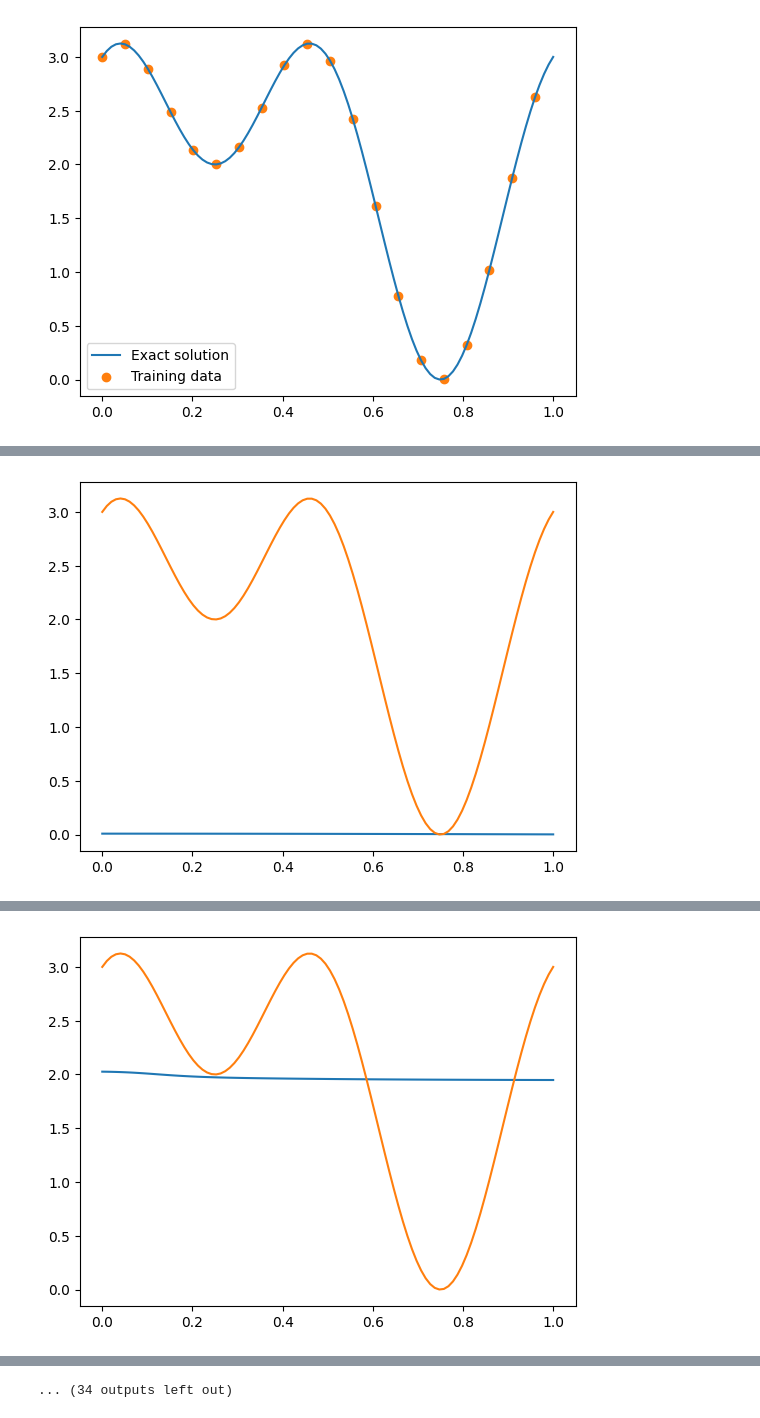
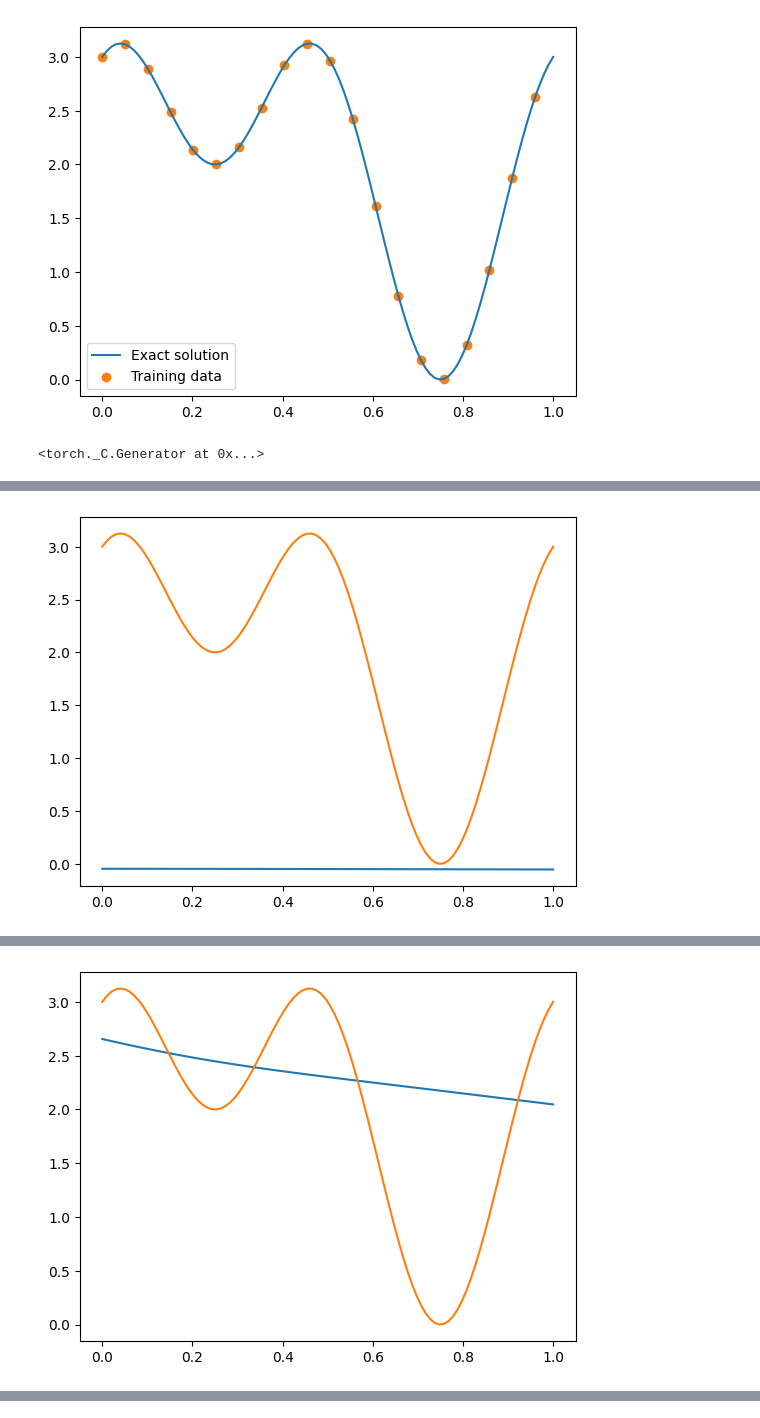
Before and after one commit to smorsty/PINN_thermal_conductivity_problem, a Jupyter notebook: working_version.ipynb, the cells around one changed output, grey strips where cells are left out. Saved outputs shown, nothing was run; the diff lists cells and outputs as text; code cells hidden in the pictures.

```diff
--- a/working_version.ipynb
+++ b/working_version.ipynb
@@ -43,6 +43,16 @@ plt.legend()
 plt.show()
 # %% [output]
 [figure]
+# %%
+x_physics = torch.rand(N).view(-1, 1).requires_grad_(True)
+time_physics = 0.05 * torch.rand(N).view(-1, 1).requires_grad_(True)
+
+points_for_pinn_model = torch.stack((time_physics, x_physics), -1)
+boundary_condition_points = torch.stack((torch.zeros(N), x_physics[:,0]), -1).unsqueeze(0)
+
+torch.manual_seed(123)
+# %% [output]
+<torch._C.Generator at 0x...>
 # %%
 #define the class PINN
 class PINN(nn.Module):
@@ -87,27 +91,23 @@ boundary_condition_points = torch.stack((torch.zeros(N), x_physics[:,0]), -1).un
 # %%
-torch.manual_seed(123)
-
 pinn_model = PINN()
 # optimizer = torch.optim.SGD(pinn_model.parameters(), lr=0.001)
-optimizer = torch.optim.Adam(pinn_model.parameters(), lr = 0.01)
+optimizer = torch.optim.Adam(pinn_model.parameters(), lr = 0.001)
 # scheduler = torch.optim.lr_scheduler.StepLR(optimizer, step_size = 5000, gamma=0.5)
 scheduler = torch.optim.lr_scheduler.ReduceLROnPlateau(optimizer, mode="min", factor = 0.7)
 # %%
-epochs = 21001
+epochs = 20000
 
-# loss_values = [0] * 210
-# prev_epoch = 0
 
 for cur_epoch in range(epochs):
     optimizer.zero_grad()
 
-    boundary_condition_temp = pinn_model(boundary_condition_points)
+    boundary_condition_temp = pinn_model.forward(boundary_condition_points)
 
     # compute the "data loss"
     loss1 = torch.mean((thermal_conductivity_equation(time_physics, x_physics) - boundary_condition_temp)**2)
     loss2 = torch.mean((thermal_conductivity_equation(torch.zeros_like(x_physics), x_physics) - boundary_condition_temp)**2)
 
-    network_temp = pinn_model(points_for_pinn_model)
+    network_temp = pinn_model.forward(points_for_pinn_model)
 
     dt = torch.autograd.grad(network_temp, time_physics, torch.ones_like(network_temp), create_graph=True)[0]
 
@@ -129,37 +129,10 @@ for cur_epoch in range(epochs):
 #     optimizer.param_groups[0]['lr'] = max(0.0001, optimizer.param_groups[0]['lr'])
 
 
-    """
-    attempts to create our own scheduler
-    """
-#     if loss < 0.45:
-#         if cur_epoch % 100 == 0:
-#             loss_values[prev_epoch] = loss
-
-#             if prev_epoch > 0 and abs(loss_values[prev_epoch] - loss_values[prev_epoch - 1]) < 0.01:
-#                 optimizer.param_groups[0]['lr'] = 0.005
-
-#             prev_epoch += 1
-
-
-#     if loss < 0.43 and steps < 7:
-#         optimizer.param_groups[0]['lr'] -= 0.001
-#         steps += 1
-#         print(f"the {steps} step has been taken")
-#     if loss < 0.4:
-#         opinion = input("input y or n")
-#         while opinion not in ["y", "n"]:
-#             print("Try again:")
-#             opinion = input("input y or n")
-#         if opinion == "y":
-#             break
-
-
     if cur_epoch % 250 == 0:
         print(f'epoch: {cur_epoch}, loss: {loss}, learning_rate: {optimizer.param_groups[0]["lr"]}')
     if cur_epoch % 1000 == 0:
         check_current_situation(pinn_model)
-#         clock.sleep(0.25)
 
 
 print(f'epoch: {cur_epoch}, loss: {loss}, learning_rate: {optimizer.param_groups[0]["lr"]}')
@@ -169 +142 @@ epoch: 0, loss: 9.502099990844727, learning_rate: 0.01
-[figure, old version]
+[figure, new version]
@@ -174 +147 @@ epoch: 1000, loss: 1.1580449342727661, learning_rate: 0.01
-[figure, old version]
+[figure, new version]
@@ -195 +165,0 @@ epoch: 5000, loss: 0.715779721736908, learning_rate: 0.01
-... (34 outputs left out)
```
Also changed, not shown: parts of 5 cells of this notebook, 1 other file.
